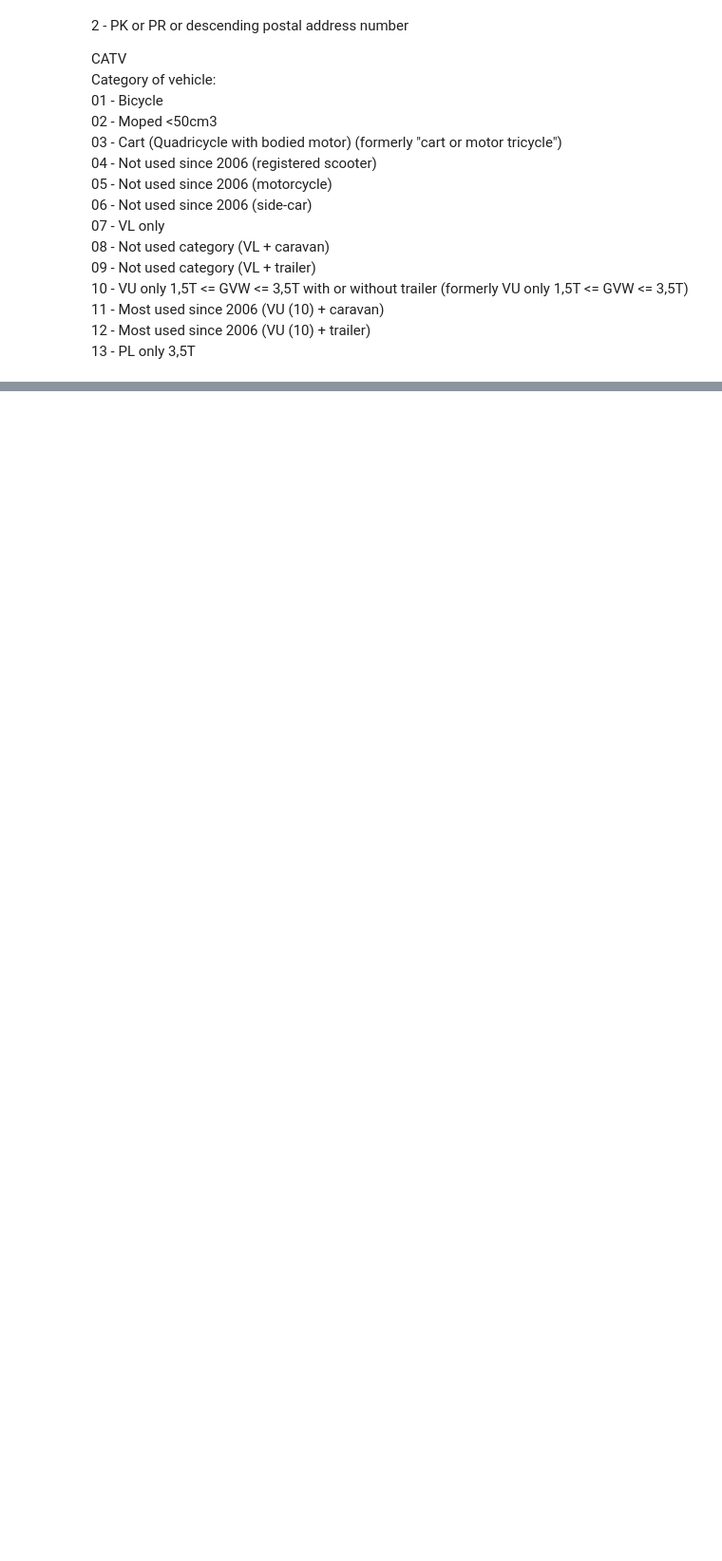
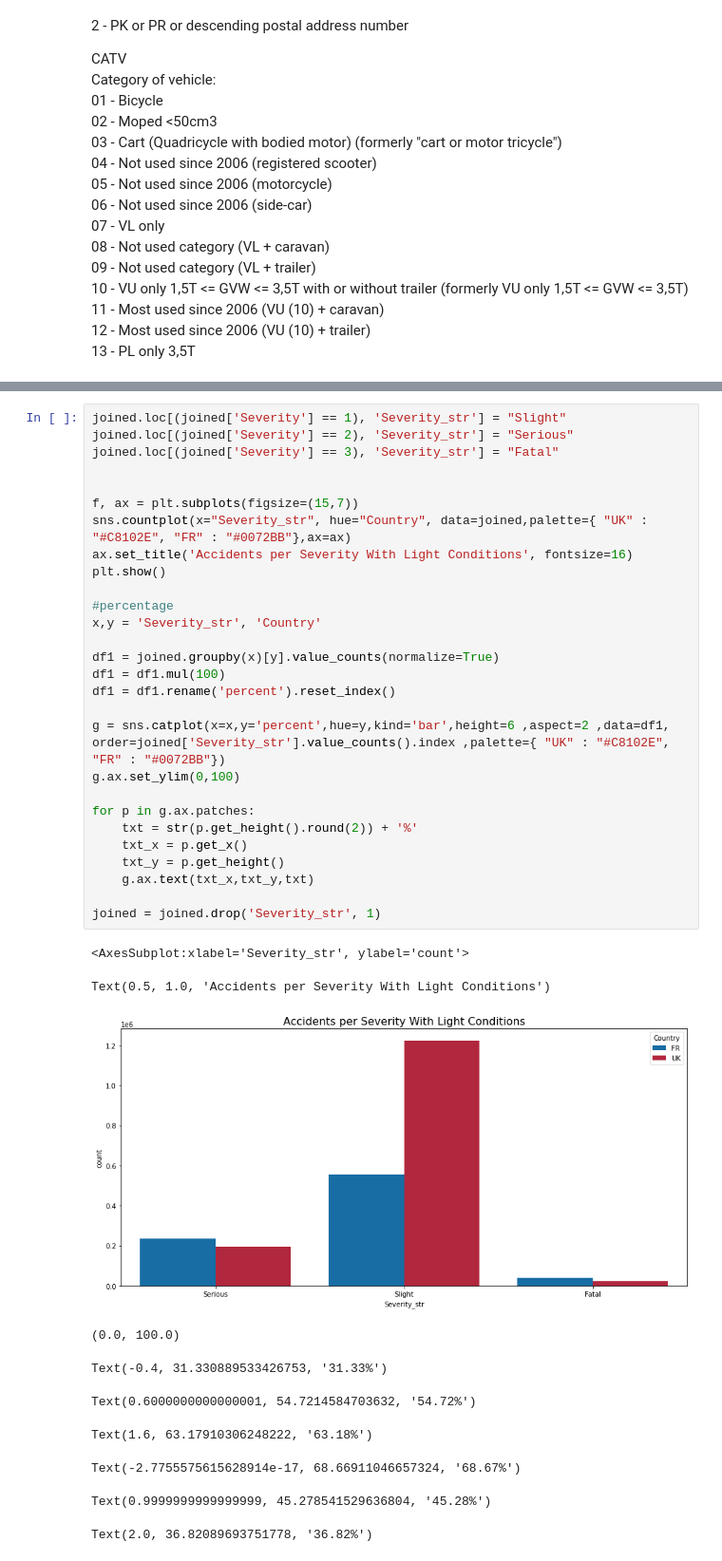
Before and after one commit to JotaCruz20/SGD2, a Jupyter notebook: 2º Projeto.ipynb, the cells around one changed output, grey strips where cells are left out. Shown at 95% size. Drawn from its saved outputs; the diff is of its cells as text; blank space fills up the shorter version.

```diff
--- a/2º Projeto.ipynb
+++ b/2º Projeto.ipynb
@@ -1100,0 +1090,39 @@ Text(0.5, 1.0, 'Number of Accidents Severity')
+# %%
+joined.loc[(joined['Severity'] == 1), 'Severity_str'] = "Slight"
+joined.loc[(joined['Severity'] == 2), 'Severity_str'] = "Serious"
+joined.loc[(joined['Severity'] == 3), 'Severity_str'] = "Fatal"
+
+
+f, ax = plt.subplots(figsize=(15,7))
+sns.countplot(x="Severity_str", hue="Country", data=joined,palette={ "UK" : "#C8102E", "FR" : "#0072BB"},ax=ax)
+ax.set_title('Accidents per Severity With Light Conditions', fontsize=16)
+plt.show()
+
+#percentage
+x,y = 'Severity_str', 'Country'
+
+df1 = joined.groupby(x)[y].value_counts(normalize=True)
+df1 = df1.mul(100)
+df1 = df1.rename('percent').reset_index()
+
+g = sns.catplot(x=x,y='percent',hue=y,kind='bar',height=6 ,aspect=2 ,data=df1, order=joined['Severity_str'].value_counts().index ,palette={ "UK" : "#C8102E", "FR" : "#0072BB"})
+g.ax.set_ylim(0,100)
+
+for p in g.ax.patches:
+    txt = str(p.get_height().round(2)) + '%'
+    txt_x = p.get_x()
+    txt_y = p.get_height()
+    g.ax.text(txt_x,txt_y,txt)
+
+joined = joined.drop('Severity_str', 1)
+# %% [output]
+<AxesSubplot:xlabel='Severity_str', ylabel='count'>
+Text(0.5, 1.0, 'Accidents per Severity With Light Conditions')
+[figure, added]
+(0.0, 100.0)
+Text(-0.4, 31.330889533426753, '31.33%')
+Text(0.6000000000000001, 54.7214584703632, '54.72%')
+Text(1.6, 63.17910306248222, '63.18%')
+Text(-2.7755575615628914e-17, 68.66911046657324, '68.67%')
+Text(0.9999999999999999, 45.278541529636804, '45.28%')
+Text(2.0, 36.82089693751778, '36.82%')
```
Also changed, not shown: parts of 36 cells of this notebook.
